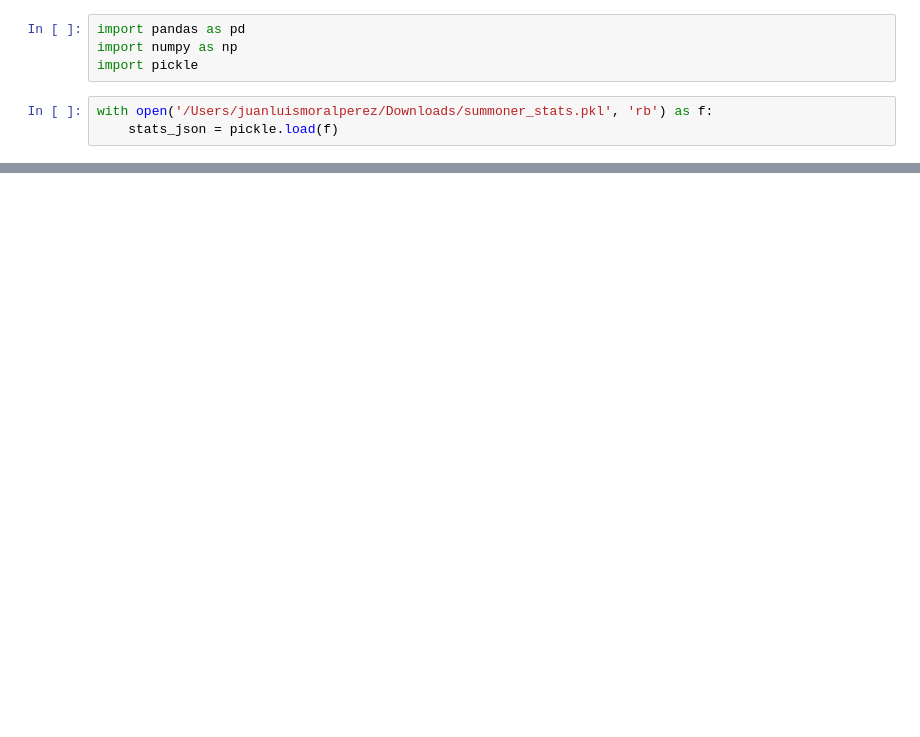
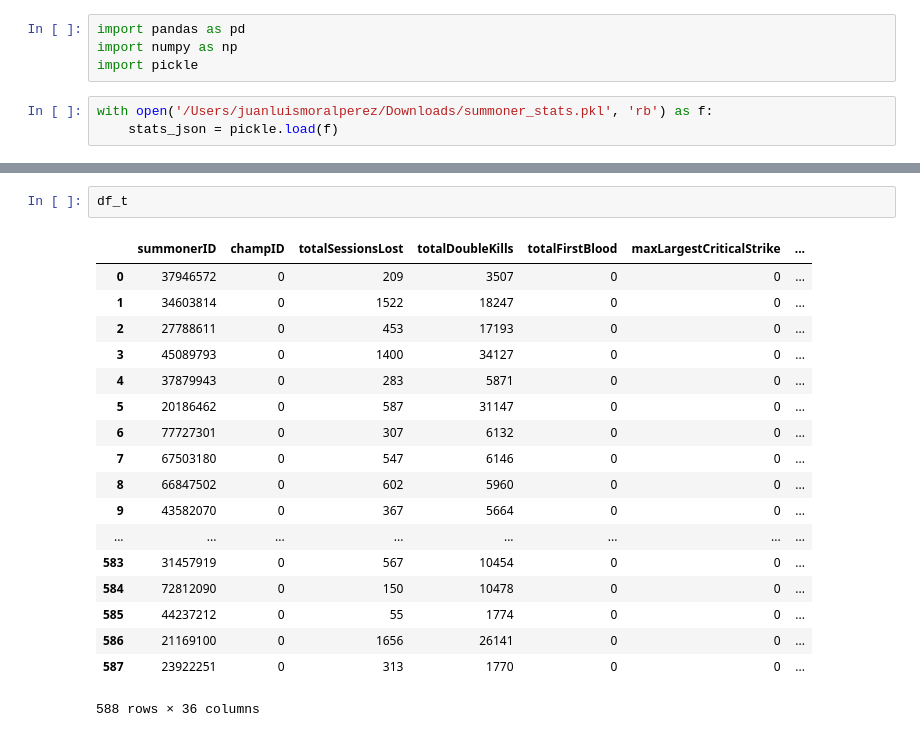
Before and after one commit to dmartr/ADA-Project, a Jupyter notebook: Data Analysis Notebook.ipynb, the cells around one changed output, grey strips where cells are left out. Drawn from its saved outputs; the diff is of its cells as text; blank space fills up the shorter version.

```diff
--- a/Data Analysis Notebook.ipynb
+++ b/Data Analysis Notebook.ipynb
@@ -109,0 +65,21 @@ len(column_index)
+# %%
+df_t
+# %% [output]
+|  | summonerID | champID | totalSessionsLost | totalDoubleKills | totalFirstBlood | maxLargestCriticalStrike | ... |
+| 0 | 37946572 | 0 | 209 | 3507 | 0 | 0 | ... |
+| 1 | 34603814 | 0 | 1522 | 18247 | 0 | 0 | ... |
+| 2 | 27788611 | 0 | 453 | 17193 | 0 | 0 | ... |
+| 3 | 45089793 | 0 | 1400 | 34127 | 0 | 0 | ... |
+| 4 | 37879943 | 0 | 283 | 5871 | 0 | 0 | ... |
+| 5 | 20186462 | 0 | 587 | 31147 | 0 | 0 | ... |
+| 6 | 77727301 | 0 | 307 | 6132 | 0 | 0 | ... |
+| 7 | 67503180 | 0 | 547 | 6146 | 0 | 0 | ... |
+| 8 | 66847502 | 0 | 602 | 5960 | 0 | 0 | ... |
+| 9 | 43582070 | 0 | 367 | 5664 | 0 | 0 | ... |
+| ... | ... | ... | ... | ... | ... | ... | ... |
+| 583 | 31457919 | 0 | 567 | 10454 | 0 | 0 | ... |
+| 584 | 72812090 | 0 | 150 | 10478 | 0 | 0 | ... |
+| 585 | 44237212 | 0 | 55 | 1774 | 0 | 0 | ... |
+| 586 | 21169100 | 0 | 1656 | 26141 | 0 | 0 | ... |
+| 587 | 23922251 | 0 | 313 | 1770 | 0 | 0 | ... |
+588 rows × 36 columns
```
Also changed, not shown: parts of 7 cells of this notebook.
